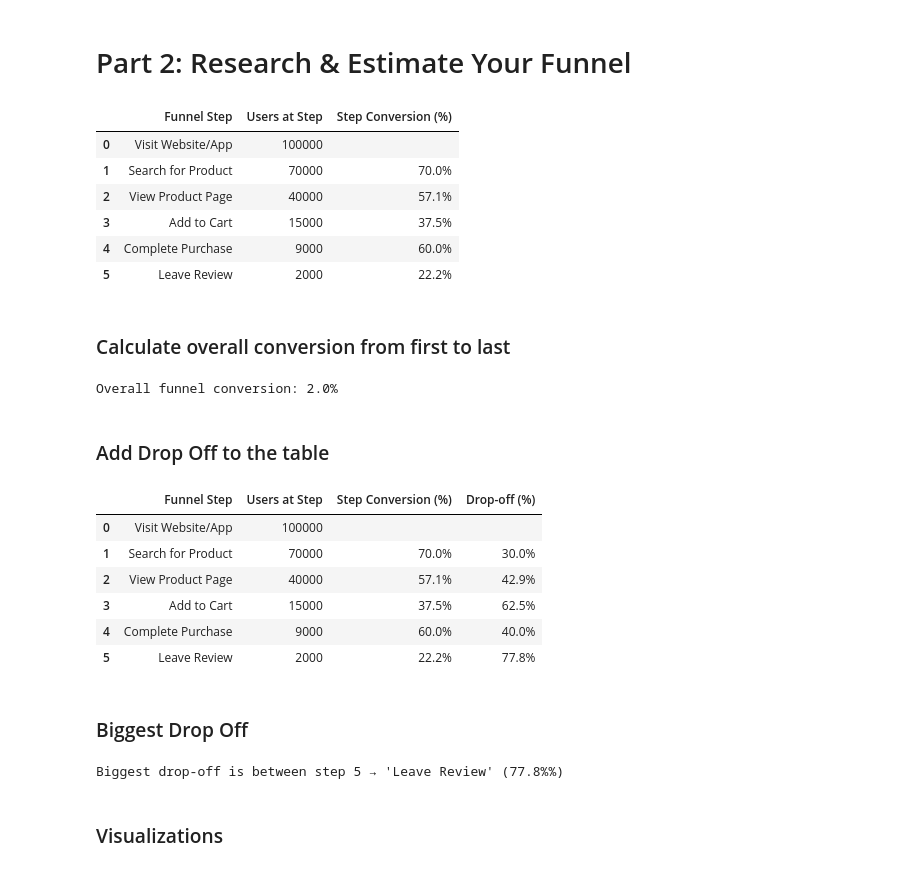
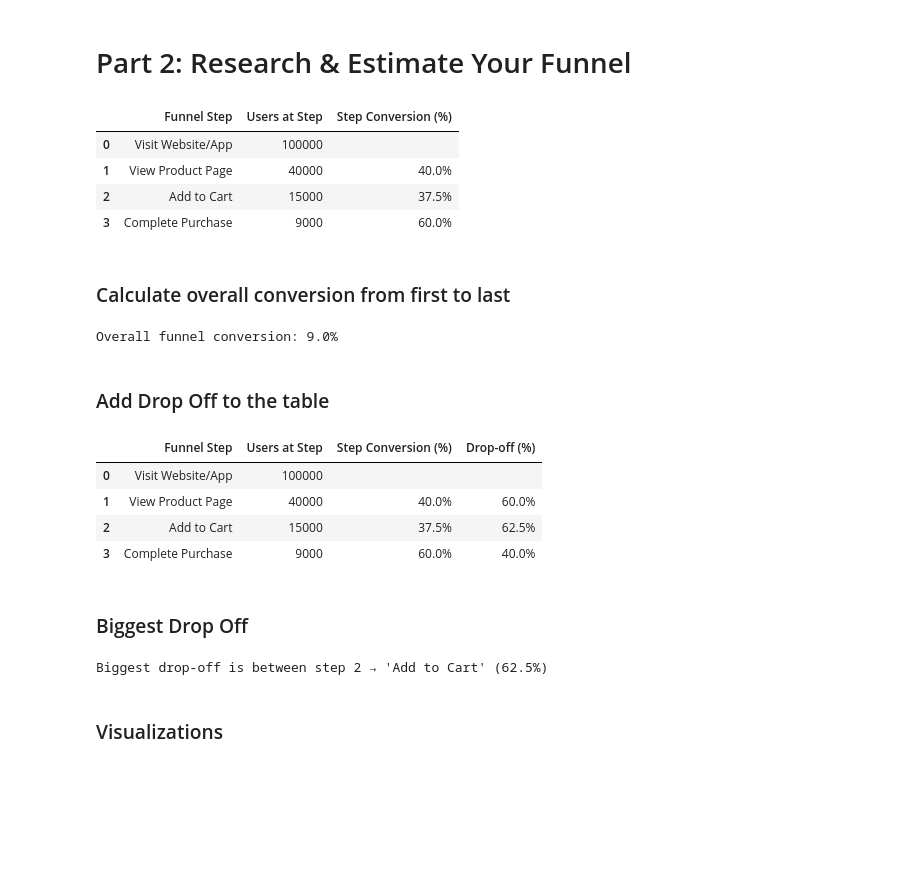
Before and after one commit to TomerBitonn/AliExpress-Funnel-Analysis, a Jupyter notebook: AliExpressFunnelAnalysis.ipynb, the cells around one changed output. Saved outputs shown, nothing was run; the diff lists cells and outputs as text; code cells hidden in the pictures; blank space fills up the shorter version.

```diff
--- a/AliExpressFunnelAnalysis.ipynb
+++ b/AliExpressFunnelAnalysis.ipynb
@@ -107,36 +75,32 @@ import plotly.graph_objects as go
 # %%
 # Define the funnel data
 data = {
     "Funnel Step": [
         "Visit Website/App",
-        "Search for Product",
         "View Product Page",
         "Add to Cart",
         "Complete Purchase",
-        "Leave Review"
     ],
-    "Users at Step": [100000, 70000, 40000, 15000, 9000, 2000],
+    "Users at Step": [100000, 40000, 15000, 9000],
 }
 
 # Create the DataFrame
 funnel_df = pd.DataFrame(data)
 
 # Calculate step-by-step conversion
 funnel_df["Step Conversion (%)"] = funnel_df["Users at Step"] / funnel_df["Users at Step"].shift(1) * 100
 funnel_df["Step Conversion (%)"] = funnel_df["Step Conversion (%)"].round(2)
 
 funnel_df["Step Conversion (%)"] = funnel_df["Step Conversion (%)"].apply(lambda x: f"{x:.1f}%" if pd.notnull(x) else "")
 
 # Display the table
 funnel_df
 # %% [output]
 |  | Funnel Step | Users at Step | Step Conversion (%) |
 | 0 | Visit Website/App | 100000 |  |
-| 1 | Search for Product | 70000 | 70.0% |
-| 2 | View Product Page | 40000 | 57.1% |
-| 3 | Add to Cart | 15000 | 37.5% |
-| 4 | Complete Purchase | 9000 | 60.0% |
-| 5 | Leave Review | 2000 | 22.2% |
+| 1 | View Product Page | 40000 | 40.0% |
+| 2 | Add to Cart | 15000 | 37.5% |
+| 3 | Complete Purchase | 9000 | 60.0% |
 # %% [markdown]
 ### Calculate overall conversion from first to last
 # %%
@@ -148,7 +112,7 @@ overall_conversion = round(overall_conversion, 2)
 
 print(f"Overall funnel conversion: {overall_conversion}%")
 # %% [output]
-Overall funnel conversion: 2.0%
+Overall funnel conversion: 9.0%
 # %% [markdown]
 ### Add Drop Off to the table
 # %%
@@ -162,11 +126,9 @@ funnel_df
 # %% [output]
 |  | Funnel Step | Users at Step | Step Conversion (%) | Drop-off (%) |
 | 0 | Visit Website/App | 100000 |  |  |
-| 1 | Search for Product | 70000 | 70.0% | 30.0% |
-| 2 | View Product Page | 40000 | 57.1% | 42.9% |
-| 3 | Add to Cart | 15000 | 37.5% | 62.5% |
-| 4 | Complete Purchase | 9000 | 60.0% | 40.0% |
-| 5 | Leave Review | 2000 | 22.2% | 77.8% |
+| 1 | View Product Page | 40000 | 40.0% | 60.0% |
+| 2 | Add to Cart | 15000 | 37.5% | 62.5% |
+| 3 | Complete Purchase | 9000 | 60.0% | 40.0% |
 # %% [markdown]
 ### Biggest Drop Off
 # %%
@@ -175,9 +137,9 @@ max_drop_index = funnel_df["Drop-off (%)"].idxmax()
 worst_step = funnel_df.loc[max_drop_index, "Funnel Step"]
 worst_drop = funnel_df.loc[max_drop_index, "Drop-off (%)"]
 
-print(f"Biggest drop-off is between step {max_drop_index} → '{worst_step}' ({worst_drop}%)")
+print(f"Biggest drop-off is between step {max_drop_index} → '{worst_step}' ({worst_drop})")
 # %% [output]
-Biggest drop-off is between step 5 → 'Leave Review' (77.8%%)
+Biggest drop-off is between step 2 → 'Add to Cart' (62.5%)
 # %% [markdown]
 ### Visualizations
 # %%
```
Also changed, not shown: parts of 3 cells of this notebook.
